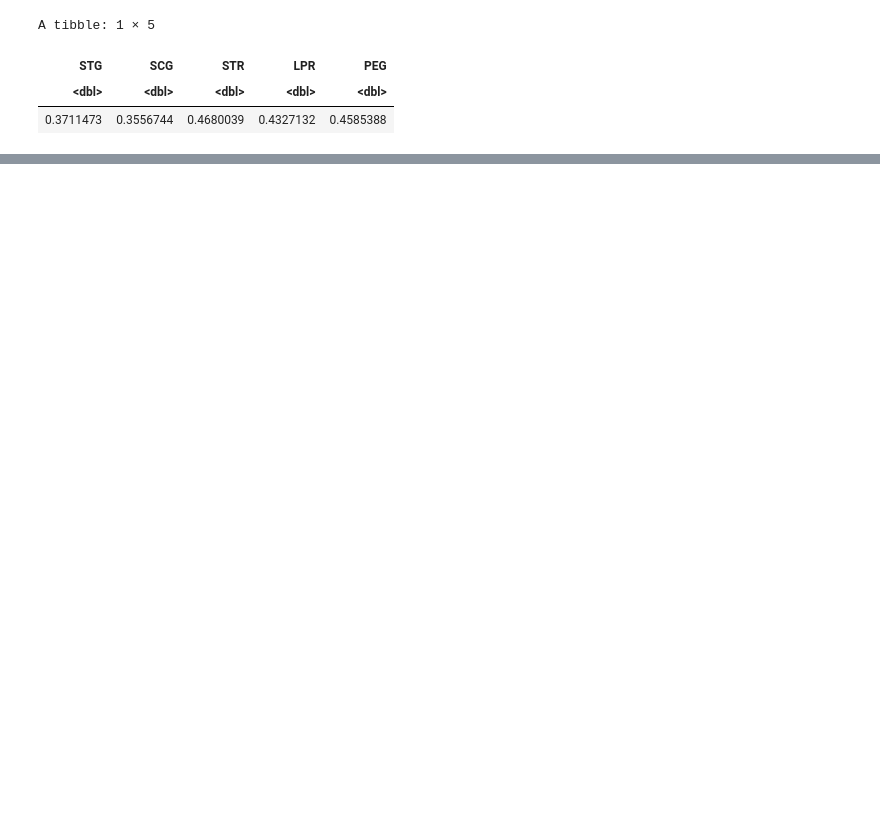
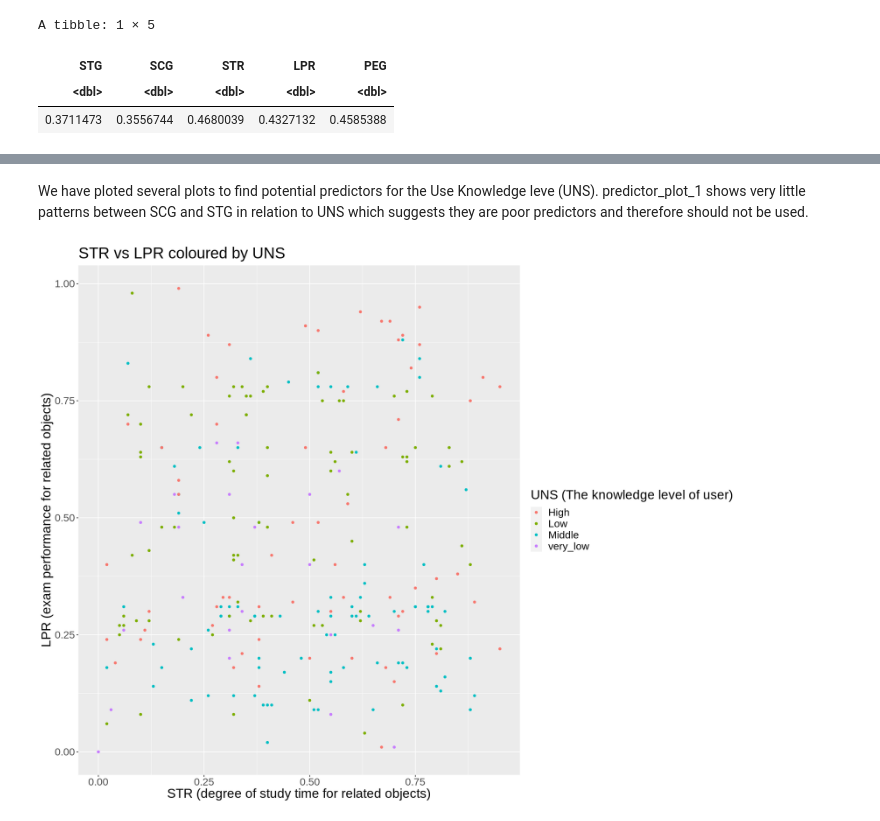
Before and after one commit to Jet-G/dsci-group-project-14, a Jupyter notebook: proposal/Proposal.ipynb, the cells around one changed output, grey strips where cells are left out. Cells and saved outputs as stored; diff of their text form; code cells hidden in the pictures; blank space fills up the shorter version.

```diff
--- a/proposal/Proposal.ipynb
+++ b/proposal/Proposal.ipynb
@@ -113,0 +110,12 @@ predictor_plot_3
+# %% [markdown]
+We have ploted several plots to find potential predictors for the Use Knowledge leve (UNS). predictor_plot_1 shows very little patterns between SCG and STG in relation to UNS which suggests they are poor predictors and therefore should not be used.
+# %%
+options(repr.plot.width = 15, repr.plot.height = 12)
+predictor_plot_2 <- ggplot(training_data, aes(x = STR, y = LPR, color = UNS)) +
+geom_point() +
+labs(x = "STR (degree of study time for related objects)", y = "LPR (exam performance for related objects)", color = "UNS (The knowledge level of user)") +
+ggtitle("STR vs LPR coloured by UNS") +
+theme(text = element_text(size = 20))
+predictor_plot_2
+# %% [output]
+[figure, added]
```
Also changed, not shown: parts of 17 cells of this notebook.
